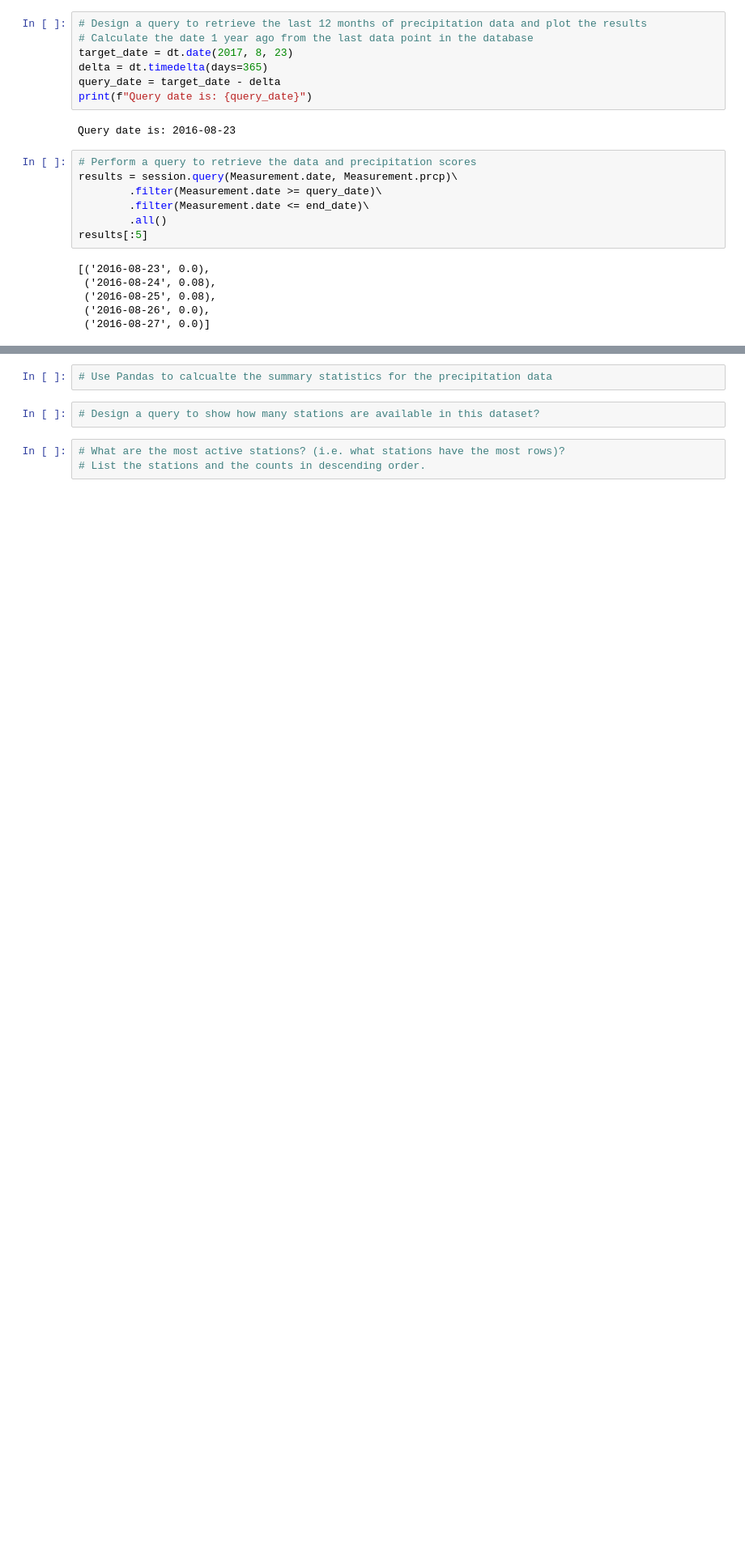
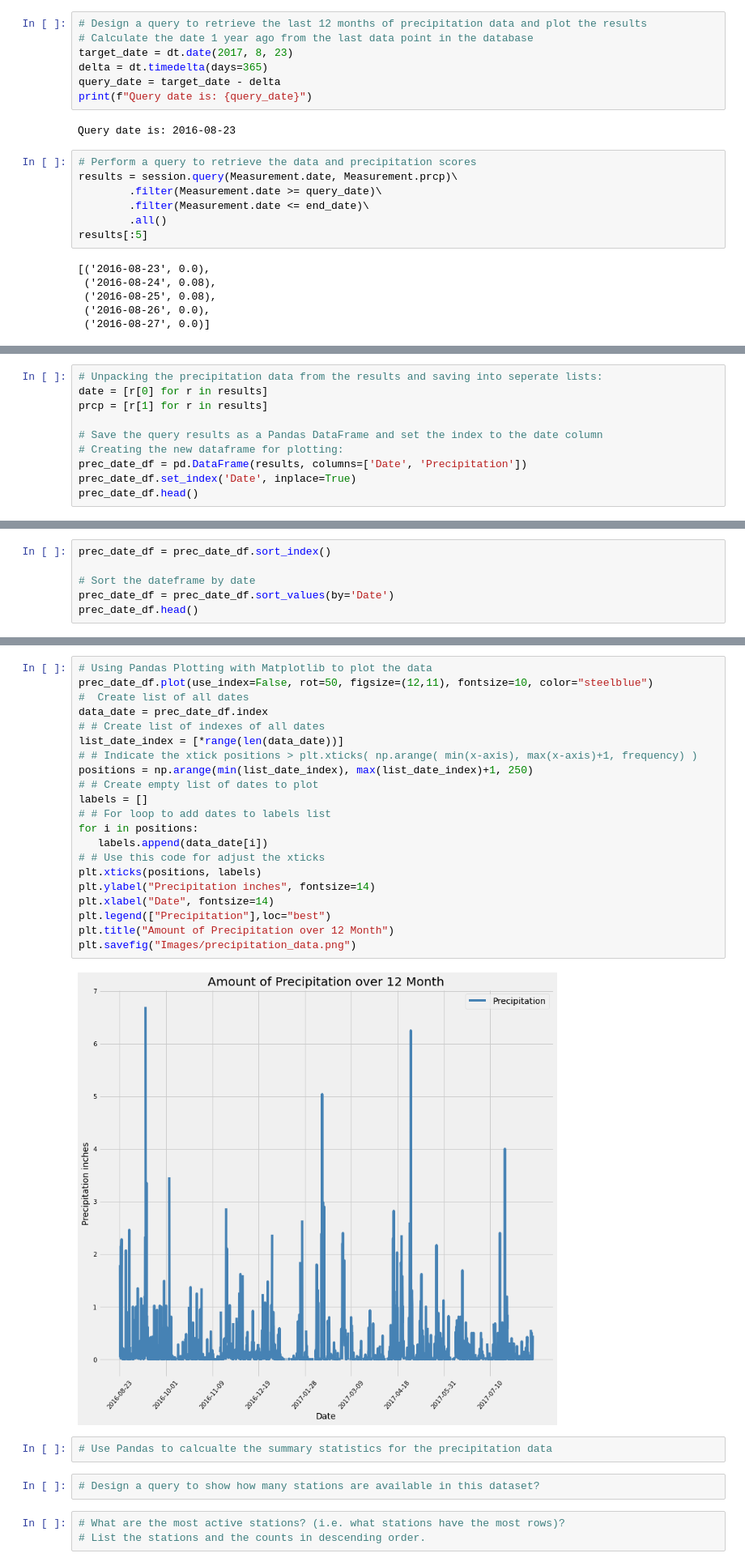
Before and after one commit to Chahnaz-Kbaisi/SQLAlchemy-Challenge, a Jupyter notebook: climate_starter.ipynb, the cells around one changed output, grey strips where cells are left out. Shown at 81% size. Saved outputs shown, nothing was run; the diff lists cells and outputs as text; blank space fills up the shorter version.

Commit message:
Plot 1 generated

```diff
--- a/climate_starter.ipynb
+++ b/climate_starter.ipynb
@@ -134,0 +125,10 @@ results[:5]
+# %%
+# Unpacking the precipitation data from the results and saving into seperate lists:
+date = [r[0] for r in results]
+prcp = [r[1] for r in results]
+
+# Save the query results as a Pandas DataFrame and set the index to the date column
+# Creating the new dataframe for plotting:
+prec_date_df = pd.DataFrame(results, columns=['Date', 'Precipitation'])
+prec_date_df.set_index('Date', inplace=True)
+prec_date_df.head()
@@ -134,0 +143,6 @@ results[:5]
+# %%
+prec_date_df = prec_date_df.sort_index()
+
+# Sort the dateframe by date
+prec_date_df = prec_date_df.sort_values(by='Date')
+prec_date_df.head()
@@ -135,3 +167,26 @@ results[:5]
+# %%
+# Using Pandas Plotting with Matplotlib to plot the data
+prec_date_df.plot(use_index=False, rot=50, figsize=(12,11), fontsize=10, color="steelblue")
+#  Create list of all dates
+data_date = prec_date_df.index
+# # Create list of indexes of all dates
+list_date_index = [*range(len(data_date))]
+# # Indicate the xtick positions > plt.xticks( np.arange( min(x-axis), max(x-axis)+1, frequency) )
+positions = np.arange(min(list_date_index), max(list_date_index)+1, 250)
+# # Create empty list of dates to plot
+labels = []
+# # For loop to add dates to labels list
+for i in positions:
+   labels.append(data_date[i])
+# # Use this code for adjust the xticks
+plt.xticks(positions, labels)
+plt.ylabel("Precipitation inches", fontsize=14)
+plt.xlabel("Date", fontsize=14)
+plt.legend(["Precipitation"],loc="best")
+plt.title("Amount of Precipitation over 12 Month")
+plt.savefig("Images/precipitation_data.png")
+# %% [output]
+[figure, added]
 # %%
 # Use Pandas to calcualte the summary statistics for the precipitation data
 # %%
```
Also changed, not shown: parts of 4 cells of this notebook, 1 other file.
